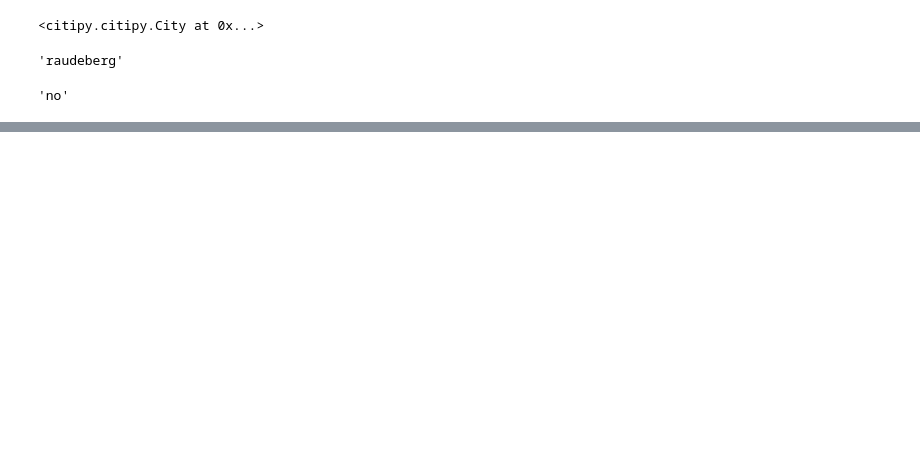
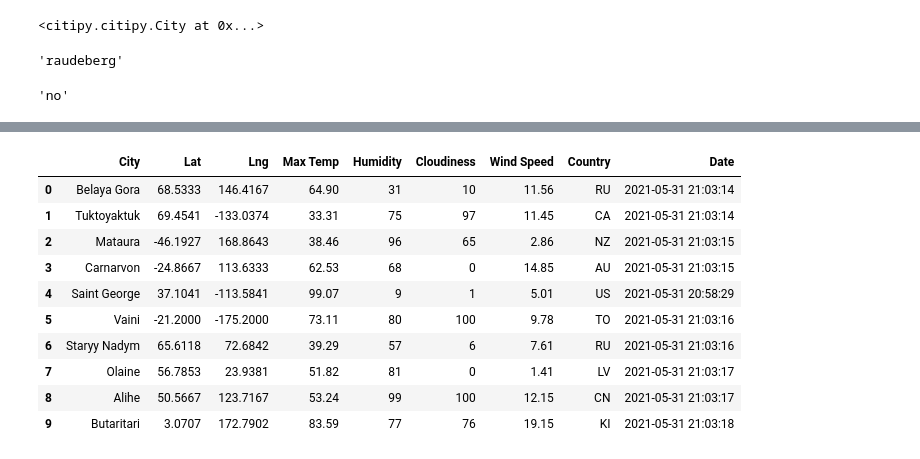
Before and after one commit to js816/World_Weather_Analysis, a Jupyter notebook: WeatherPy.ipynb, the cells around one changed output, grey strips where cells are left out. Cells and saved outputs as stored; diff of their text form; code cells hidden in the pictures; blank space fills up the shorter version.

```diff
--- a/WeatherPy.ipynb
+++ b/WeatherPy.ipynb
@@ -86,0 +206,16 @@ cities
+# %%
+# Convert the array of dictionaries to a Pandas DataFrame
+city_data_df = pd.DataFrame(city_data)
+city_data_df.head(10)
+# %% [output]
+|  | City | Lat | Lng | Max Temp | Humidity | Cloudiness | Wind Speed | Country | Date |
+| 0 | Belaya Gora | 68.5333 | 146.4167 | 64.90 | 31 | 10 | 11.56 | RU | 2021-05-31 21:03:14 |
+| 1 | Tuktoyaktuk | 69.4541 | -133.0374 | 33.31 | 75 | 97 | 11.45 | CA | 2021-05-31 21:03:14 |
+| 2 | Mataura | -46.1927 | 168.8643 | 38.46 | 96 | 65 | 2.86 | NZ | 2021-05-31 21:03:15 |
+| 3 | Carnarvon | -24.8667 | 113.6333 | 62.53 | 68 | 0 | 14.85 | AU | 2021-05-31 21:03:15 |
+| 4 | Saint George | 37.1041 | -113.5841 | 99.07 | 9 | 1 | 5.01 | US | 2021-05-31 20:58:29 |
+| 5 | Vaini | -21.2000 | -175.2000 | 73.11 | 80 | 100 | 9.78 | TO | 2021-05-31 21:03:16 |
+| 6 | Staryy Nadym | 65.6118 | 72.6842 | 39.29 | 57 | 6 | 7.61 | RU | 2021-05-31 21:03:16 |
+| 7 | Olaine | 56.7853 | 23.9381 | 51.82 | 81 | 0 | 1.41 | LV | 2021-05-31 21:03:17 |
+| 8 | Alihe | 50.5667 | 123.7167 | 53.24 | 99 | 100 | 12.15 | CN | 2021-05-31 21:03:17 |
+| 9 | Butaritari | 3.0707 | 172.7902 | 83.59 | 77 | 76 | 19.15 | KI | 2021-05-31 21:03:18 |
```
Also changed, not shown: parts of 12 cells of this notebook, 1 other file.
